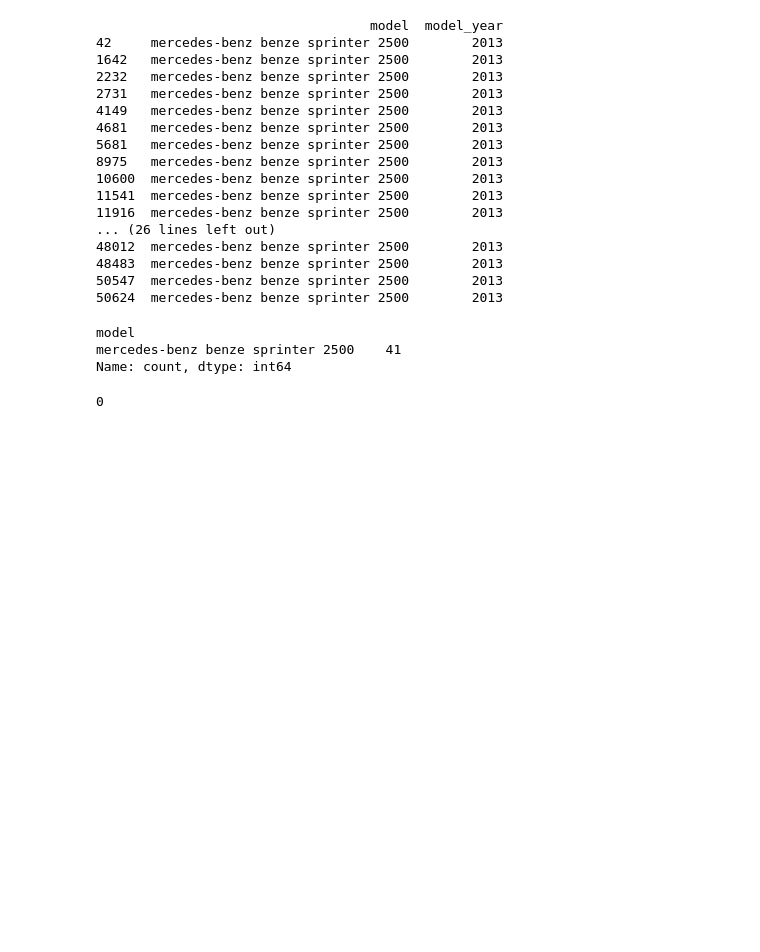
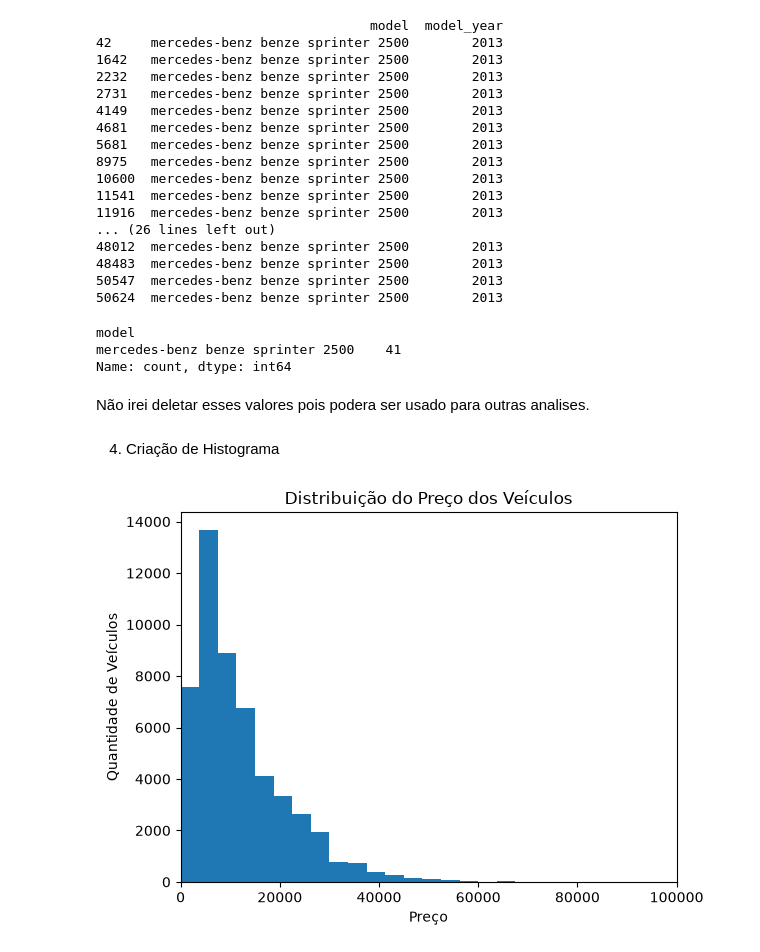
Before and after one commit to jorgems2020/my_project_sprint5, a Jupyter notebook: notebooks/EDA.ipynb, the cells around one changed output. Cells and saved outputs as stored; diff of their text form; code cells hidden in the pictures; blank space fills up the shorter version.

```diff
--- a/notebooks/EDA.ipynb
+++ b/notebooks/EDA.ipynb
@@ -283,9 +285,17 @@ print(
 model
 mercedes-benz benze sprinter 2500    41
 Name: count, dtype: int64
-# %%
-#Removendo linhas com valores ausentes na coluna 'odometer'
-car_data = car_data.dropna(subset=['odometer'])
-print(car_data['odometer'].isna().sum())
-# %% [output]
-0
+# %% [markdown]
+Não irei deletar esses valores pois podera ser usado para outras analises.
+# %% [markdown]
+4. Criação de Histograma
+# %%
+#Histograma distribuição de Preço dos veículos
+plt.hist(car_data['price'], bins=100)
+plt.xlabel('Preço')
+plt.ylabel('Quantidade de Veículos')
+plt.title('Distribuição do Preço dos Veículos')
+plt.xlim(0, 100000)
+plt.show()
+# %% [output]
+[figure, added]
```
Also changed, not shown: parts of 11 cells of this notebook.
